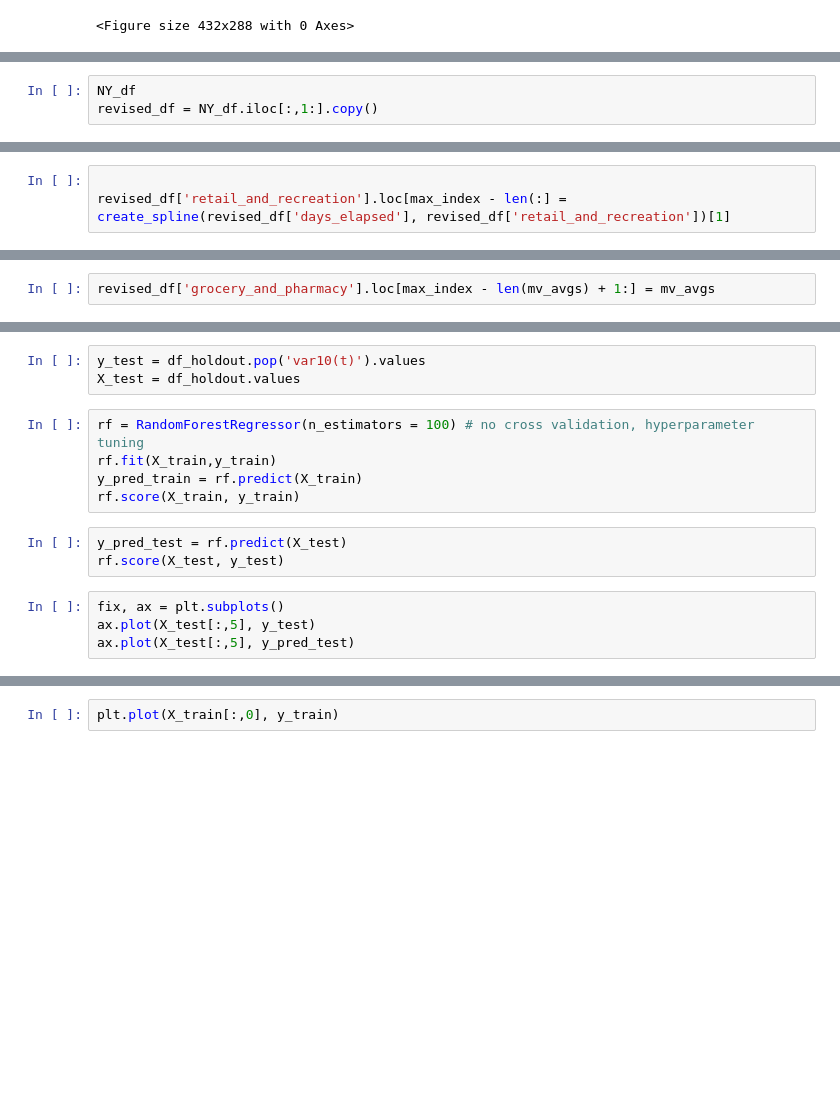
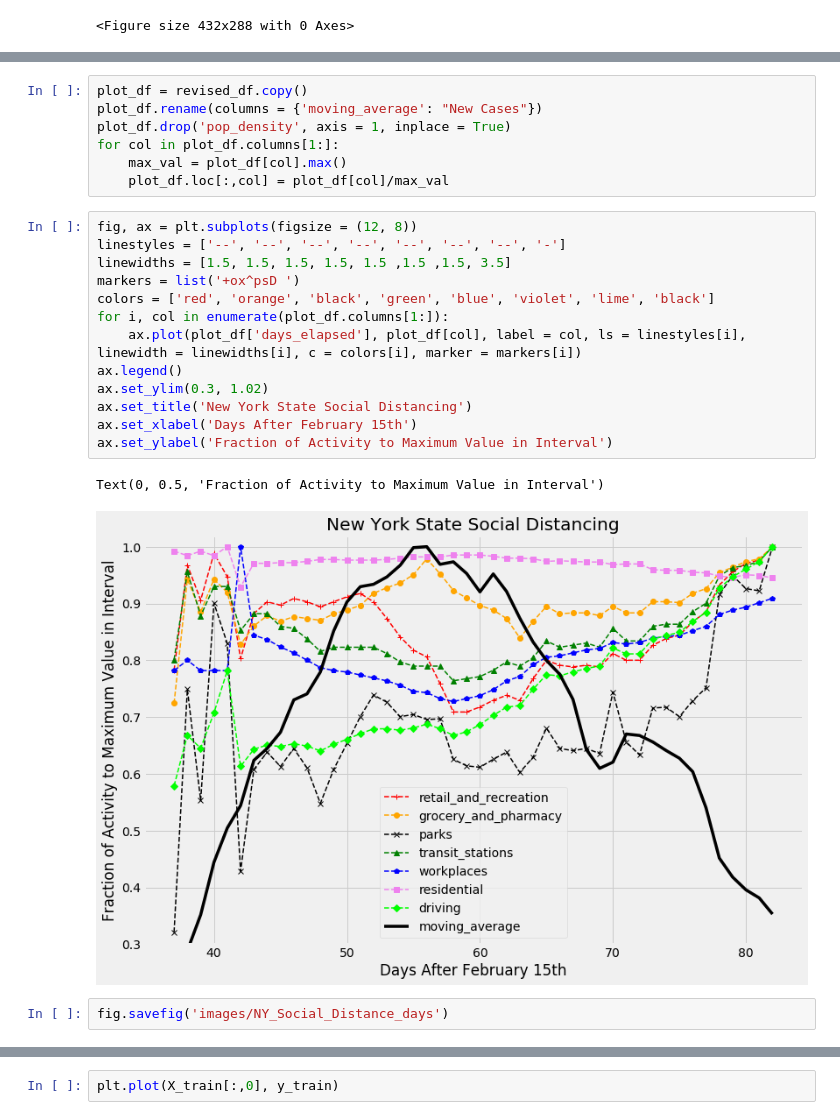
Before and after one commit to Jbudnick/Covid-19-Forecasting, a Jupyter notebook: notebooks/EDA.ipynb, the cells around one changed output, grey strips where cells are left out. Drawn from its saved outputs; the diff is of its cells as text; blank space fills up the shorter version.

```diff
--- a/notebooks/EDA.ipynb
+++ b/notebooks/EDA.ipynb
@@ -361,3 +402,0 @@ NY_New_100.png            NY_New_300.png            scatter100.png
-# %%
-NY_df
-revised_df = NY_df.iloc[:,1:].copy()
@@ -379,3 +402,0 @@ mov_avg_df
-# %%
-
-revised_df['retail_and_recreation'].loc[max_index - len(:] = create_spline(revised_df['days_elapsed'], revised_df['retail_and_recreation'])[1]
@@ -400,2 +402,0 @@ mv_avgs = create_spline(revised_df['days_elapsed'], revised_df['grocery_and_phar
-# %%
-revised_df['grocery_and_pharmacy'].loc[max_index - len(mv_avgs) + 1:] = mv_avgs
@@ -770,17 +403,27 @@ X_train = df_train.values
-# %%
-y_test = df_holdout.pop('var10(t)').values
-X_test = df_holdout.values
-# %%
-rf = RandomForestRegressor(n_estimators = 100) # no cross validation, hyperparameter tuning
-rf.fit(X_train,y_train)
-y_pred_train = rf.predict(X_train)
-rf.score(X_train, y_train)
-# %%
-y_pred_test = rf.predict(X_test)
-rf.score(X_test, y_test)
-# %%
-fix, ax = plt.subplots()
-ax.plot(X_test[:,5], y_test)
-ax.plot(X_test[:,5], y_pred_test)
+# %%
+plot_df = revised_df.copy()
+plot_df.rename(columns = {'moving_average': "New Cases"})
+plot_df.drop('pop_density', axis = 1, inplace = True)
+for col in plot_df.columns[1:]:
+    max_val = plot_df[col].max()
+    plot_df.loc[:,col] = plot_df[col]/max_val
+# %%
+fig, ax = plt.subplots(figsize = (12, 8))
+linestyles = ['--', '--', '--', '--', '--', '--', '--', '-']
+linewidths = [1.5, 1.5, 1.5, 1.5, 1.5 ,1.5 ,1.5, 3.5]
+markers = list('+ox^psD ')
+colors = ['red', 'orange', 'black', 'green', 'blue', 'violet', 'lime', 'black']
+for i, col in enumerate(plot_df.columns[1:]):
+    ax.plot(plot_df['days_elapsed'], plot_df[col], label = col, ls = linestyles[i], linewidth = linewidths[i], c = colors[i], marker = markers[i])
+ax.legend()
+ax.set_ylim(0.3, 1.02)
+ax.set_title('New York State Social Distancing')
+ax.set_xlabel('Days After February 15th')
+ax.set_ylabel('Fraction of Activity to Maximum Value in Interval')
+# %% [output]
+Text(0, 0.5, 'Fraction of Activity to Maximum Value in Interval')
+[figure, added]
+# %%
+fig.savefig('images/NY_Social_Distance_days')
 # %%
 columns
```
Also changed, not shown: parts of 104 cells of this notebook, 4 other files.
